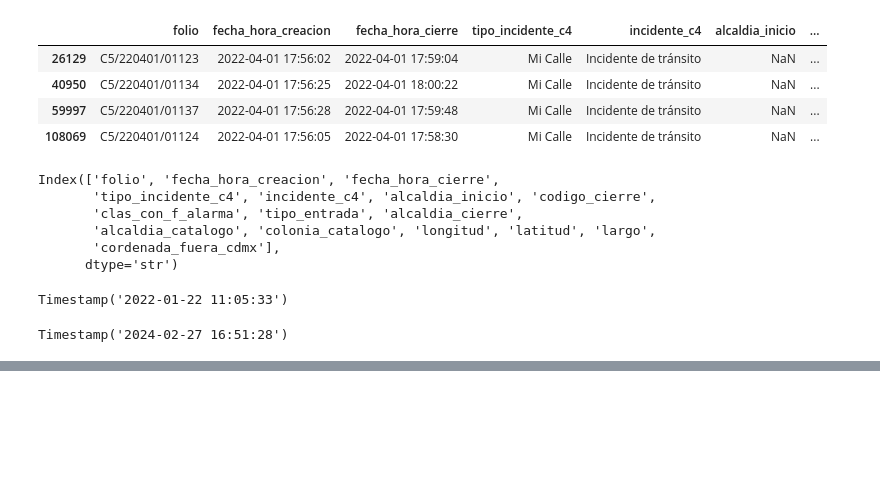
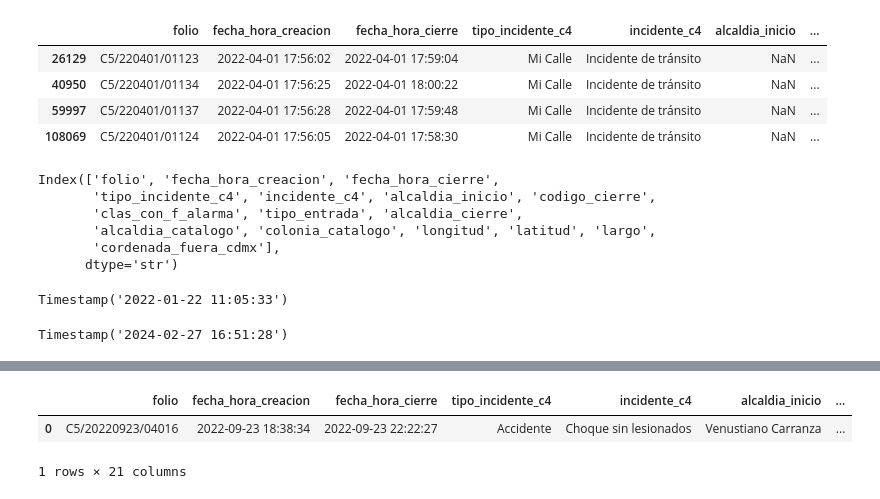
Before and after one commit to CGNR-RGB/ds-project-team1-J-C, a Jupyter notebook: notebooks/nb01_estructura_perfilado.ipynb, the cells around one changed output, grey strips where cells are left out. Saved outputs shown, nothing was run; the diff lists cells and outputs as text; code cells hidden in the pictures; blank space fills up the shorter version.

```diff
--- a/notebooks/nb01_estructura_perfilado.ipynb
+++ b/notebooks/nb01_estructura_perfilado.ipynb
@@ -475,0 +536,2 @@ Timestamp('2024-02-27 16:51:28')
+# %%
+df['alcaldia_cierre']  = df['alcaldia_cierre'].map(diccionario_alcaldias)
@@ -475,0 +578,2 @@ Timestamp('2024-02-27 16:51:28')
+# %%
+df_sin_nas = df.dropna(subset=['alcaldia_catalogo', 'colonia_catalogo','alcaldia_cierre'])
@@ -475,0 +626,17 @@ Timestamp('2024-02-27 16:51:28')
+# %%
+### Creación de variables para más análisis
+
+df_sin_nas['hora'] = df_sin_nas['fecha_hora_creacion'].dt.hour
+df_sin_nas['dia'] = df_sin_nas['fecha_hora_creacion'].dt.day
+df_sin_nas['mes'] = df_sin_nas['fecha_hora_creacion'].dt.month
+df_sin_nas['año'] = df_sin_nas['fecha_hora_creacion'].dt.year
+df_sin_nas['tiempo_minutos'] = (df_sin_nas['fecha_hora_cierre'] - df_sin_nas['fecha_hora_creacion']).dt.total_seconds() / 60
+# %%
+dias = { 0: 'Lunes',1: 'Martes',2: 'Miércoles',3: 'Jueves',4: 'Viernes',5: 'Sábado',6: 'Domingo'}
+df_sin_nas['dia_semana'] = (df_sin_nas['fecha_hora_creacion'].dt.dayofweek.map(dias))
+# %%
+df_sin_nas.head(1)
+# %% [output]
+|  | folio | fecha_hora_creacion | fecha_hora_cierre | tipo_incidente_c4 | incidente_c4 | alcaldia_inicio | ... |
+| 0 | C5/20220923/04016 | 2022-09-23 18:38:34 | 2022-09-23 22:22:27 | Accidente | Choque sin lesionados | Venustiano Carranza | ... |
+1 rows × 21 columns
```
Also changed, not shown: parts of 15 cells of this notebook.
